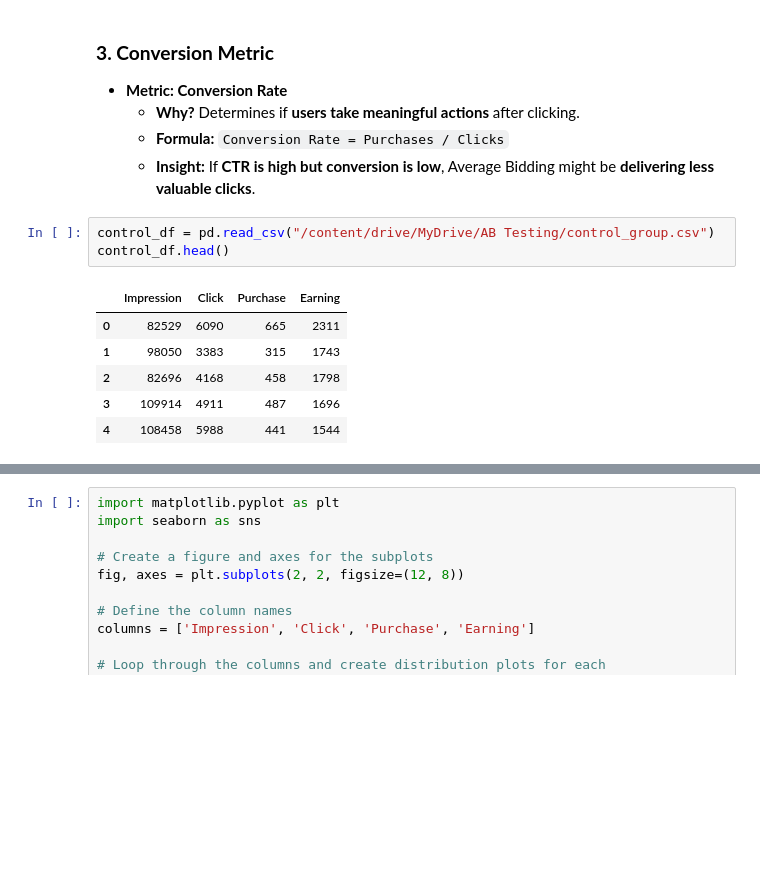
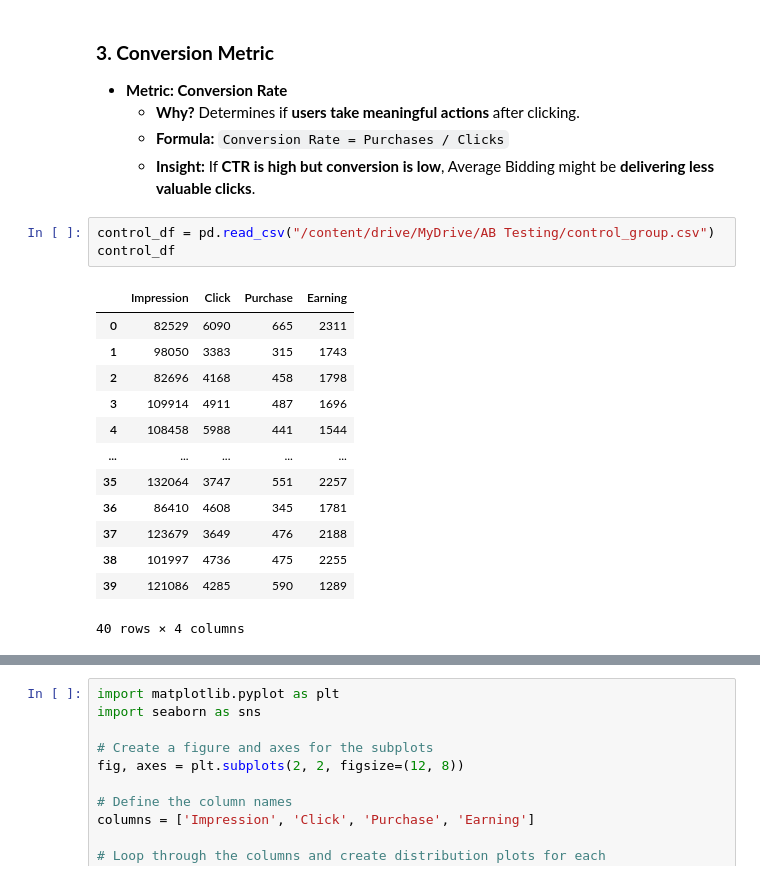
Before and after one commit to nee1k/ab_testing, a Jupyter notebook: Social_Media_A_B_Testing.ipynb, the cells around one changed output, grey strips where cells are left out. Drawn from its saved outputs; the diff is of its cells as text; blank space fills up the shorter version.

```diff
--- a/Social_Media_A_B_Testing.ipynb
+++ b/Social_Media_A_B_Testing.ipynb
@@ -144,13 +166,20 @@ Revenue tracks how Facebook monetizes its user base.
   - **Insight:** If **CTR is high but conversion is low**, Average Bidding might be **delivering less valuable clicks**.
 # %%
 control_df = pd.read_csv("/content/drive/MyDrive/AB Testing/control_group.csv")
-control_df.head()
+control_df
 # %% [output]
 |  | Impression | Click | Purchase | Earning |
 | 0 | 82529 | 6090 | 665 | 2311 |
 | 1 | 98050 | 3383 | 315 | 1743 |
 | 2 | 82696 | 4168 | 458 | 1798 |
 | 3 | 109914 | 4911 | 487 | 1696 |
 | 4 | 108458 | 5988 | 441 | 1544 |
+| ... | ... | ... | ... | ... |
+| 35 | 132064 | 3747 | 551 | 2257 |
+| 36 | 86410 | 4608 | 345 | 1781 |
+| 37 | 123679 | 3649 | 476 | 2188 |
+| 38 | 101997 | 4736 | 475 | 2255 |
+| 39 | 121086 | 4285 | 590 | 1289 |
+40 rows × 4 columns
 # %%
 test_df = pd.read_csv("/content/drive/MyDrive/AB Testing/test_group.csv")
```
Also changed, not shown: parts of 3 cells of this notebook.
